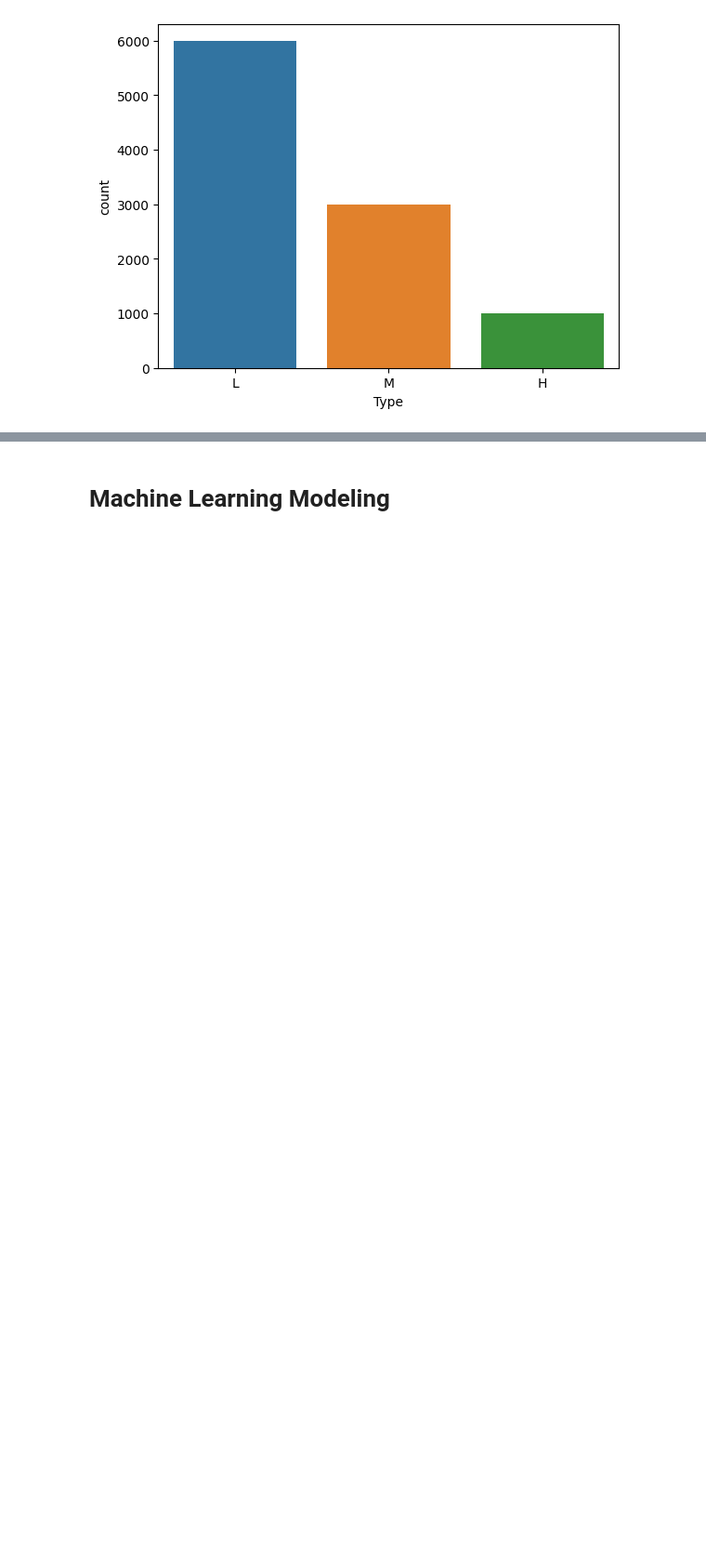
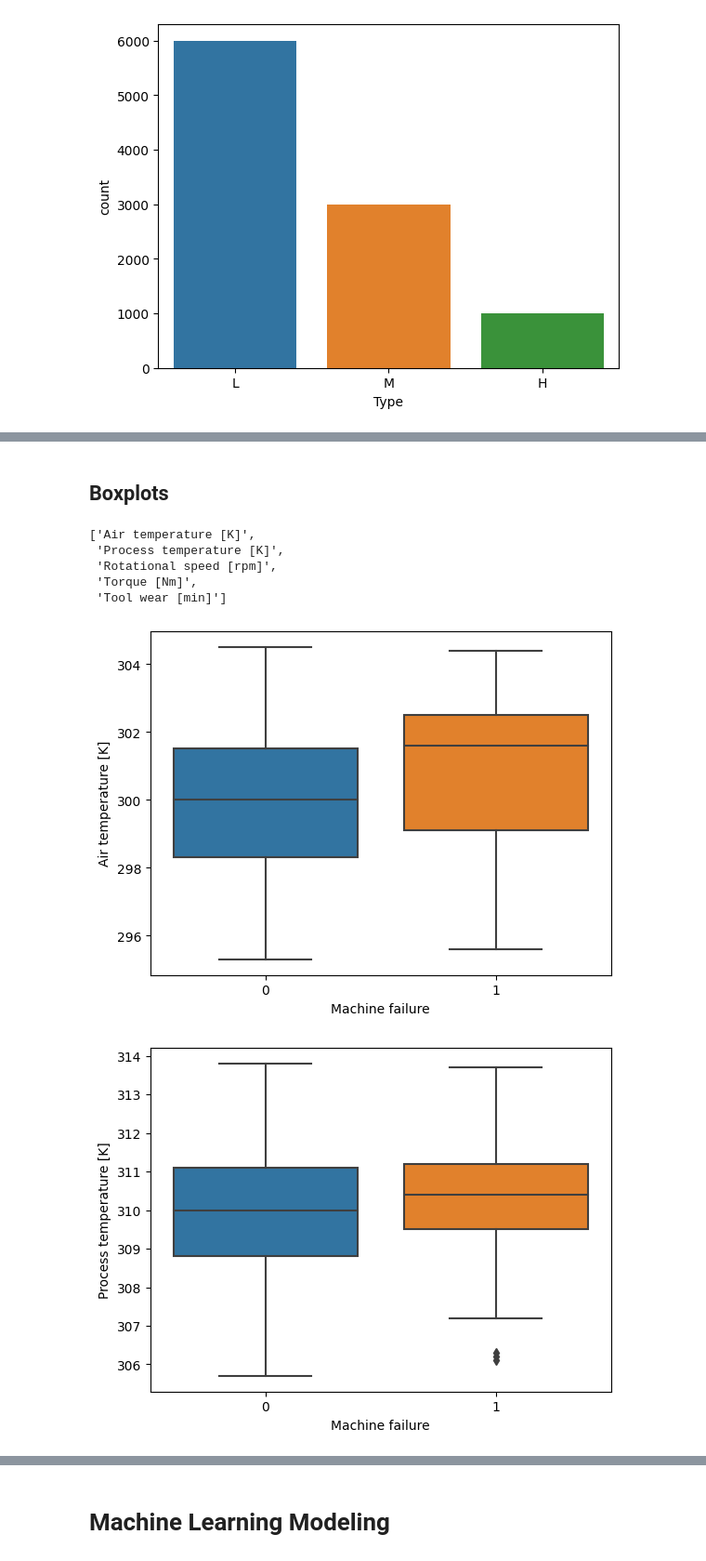
Before and after one commit to Sebastian1981/CBM_DataSimulator, a Jupyter notebook: notebooks/eda.ipynb, the cells around one changed output, grey strips where cells are left out. Shown at 93% size. Cells and saved outputs as stored; diff of their text form; code cells hidden in the pictures; blank space fills up the shorter version.

Commit message:
add data visualizations

```diff
--- a/notebooks/eda.ipynb
+++ b/notebooks/eda.ipynb
@@ -40,0 +64,17 @@ plt.show()
+# %% [markdown]
+## Boxplots
+# %%
+features
+# %% [output]
+['Air temperature [K]',
+ 'Process temperature [K]',
+ 'Rotational speed [rpm]',
+ 'Torque [Nm]',
+ 'Tool wear [min]']
+# %%
+for f in features:
+    sns.boxplot(df, y=f, x='Machine failure')
+    plt.show()
+# %% [output]
+[figure, added]
+[figure, added]
```
Also changed, not shown: parts of 8 cells of this notebook.
